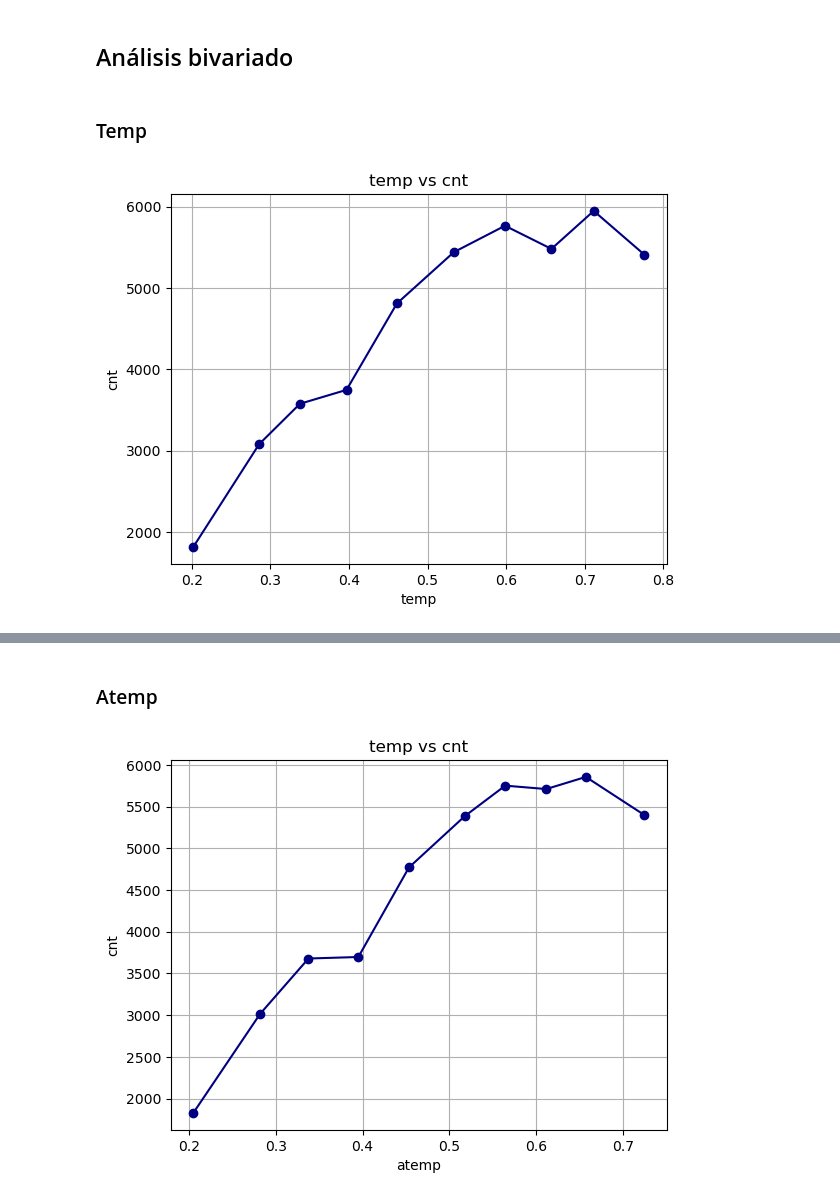
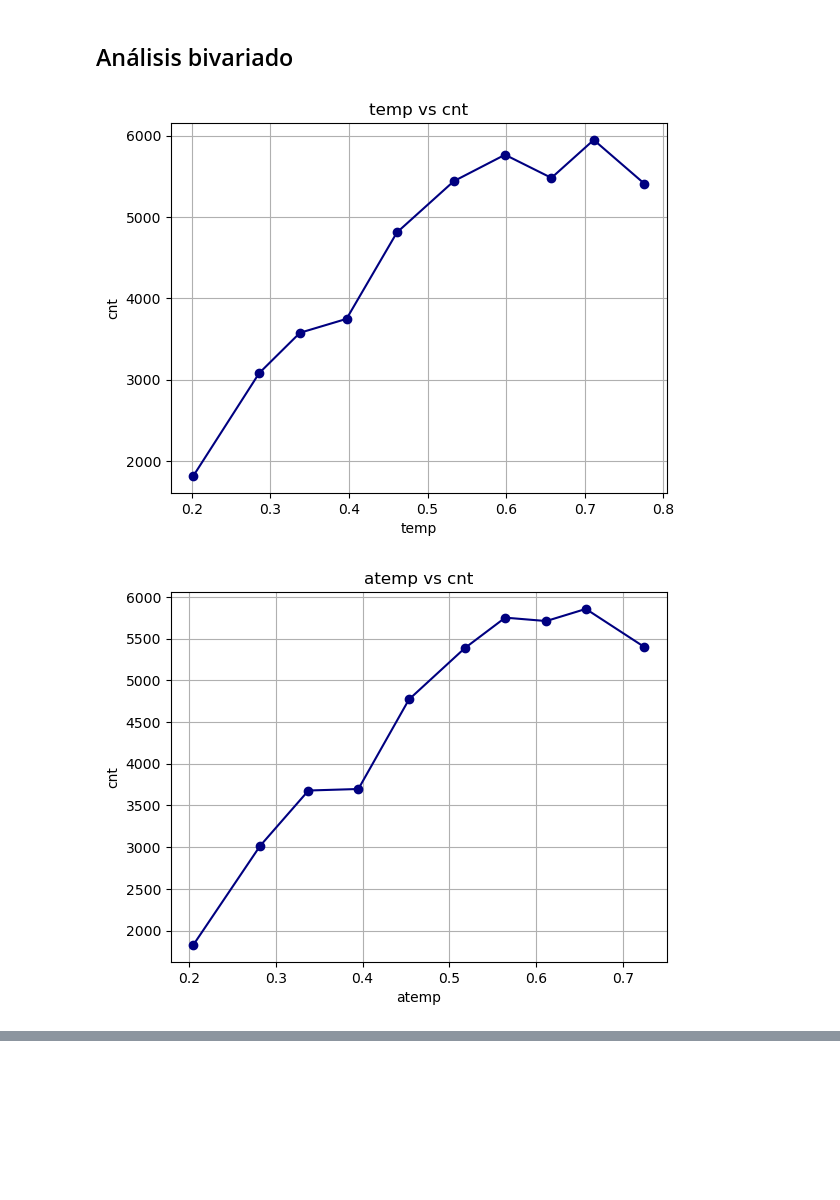
Before and after one commit to LuisMB09/lab_aprendizaje_estadistico, a Jupyter notebook: Tarea 2, regresion lineal multiple.ipynb, the cells around one changed output, grey strips where cells are left out. Cells and saved outputs as stored; diff of their text form; code cells hidden in the pictures; blank space fills up the shorter version.

```diff
--- a/Tarea 2, regresion lineal multiple.ipynb
+++ b/Tarea 2, regresion lineal multiple.ipynb
@@ -112,15 +112,16 @@ Estas gráficas nos pueden ayudar a entender alguna relación entre las variable
 # %%
 df_numerical = df[['temp','atemp','hum','windspeed','cnt']]
 df_numerical = df_numerical.copy()
-# %% [markdown]
-### Temp
 # %%
-df_numerical['temp_bins'] = pd.qcut(df_numerical['temp'], q=10, labels=False) + 1
-grouped_temp = df_numerical.groupby('temp_bins').mean()
-plt.plot(grouped_temp['temp'],grouped_temp['cnt'], marker = 'o', c = 'navy')
-plt.title('temp vs cnt')
-plt.xlabel('temp')
-plt.ylabel('cnt')
-plt.grid()
+for feature in num_features:
+    df_numerical[f'{feature}_bins'] = pd.qcut(df_numerical[feature], q=10, labels=False) + 1
+    grouped = df_numerical.groupby(f'{feature}_bins').mean()
+    plt.plot(grouped[feature], grouped['cnt'], marker='o', c='navy')
+    plt.title(f'{feature} vs cnt')
+    plt.xlabel(feature)
+    plt.ylabel('cnt')
+    plt.grid()
+    plt.show()
 # %% [output]
 [figure]
+[figure, added]
@@ -127,12 +129,0 @@ plt.grid()
-# %% [markdown]
-### Atemp
-# %%
-df_numerical['atemp_bins'] = pd.qcut(df_numerical['atemp'], q=10, labels=False) + 1
-grouped_atemp = df_numerical.groupby('atemp_bins').mean()
-plt.plot(grouped_atemp['atemp'],grouped_atemp['cnt'], marker = 'o', c = 'navy')
-plt.title('temp vs cnt')
-plt.xlabel('atemp')
-plt.ylabel('cnt')
-plt.grid()
-# %% [output]
-[figure, removed]
```
Also changed, not shown: parts of 5 cells of this notebook.
